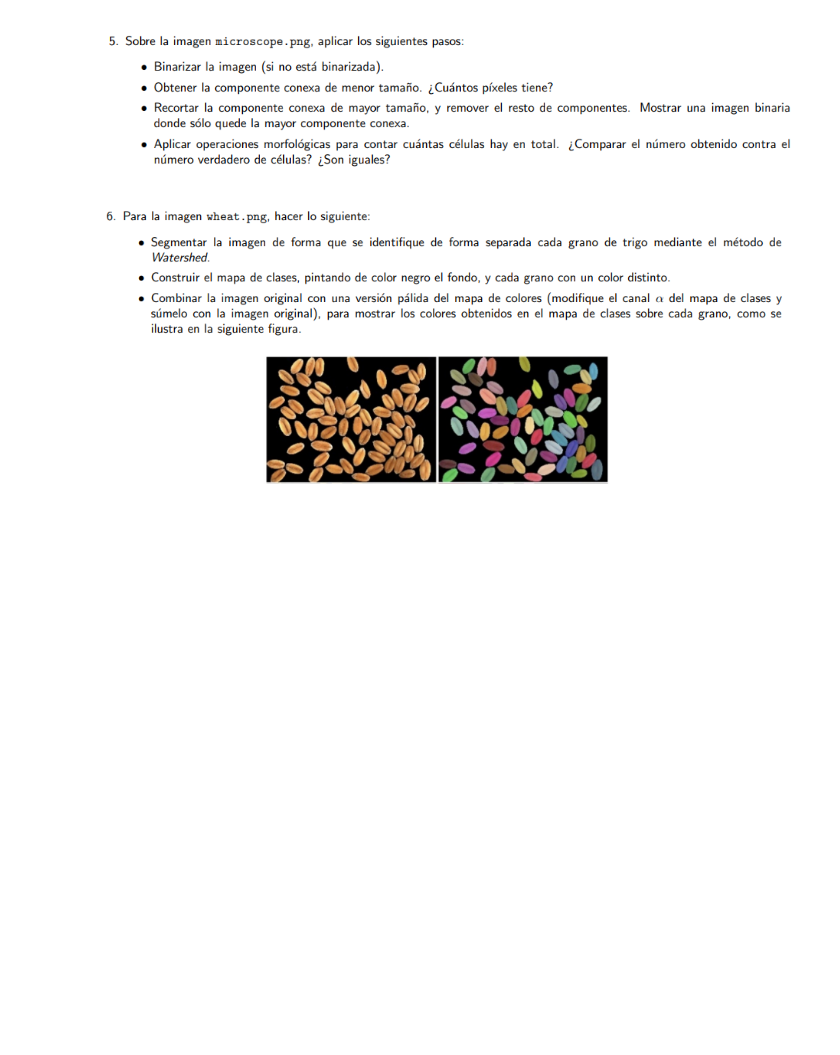
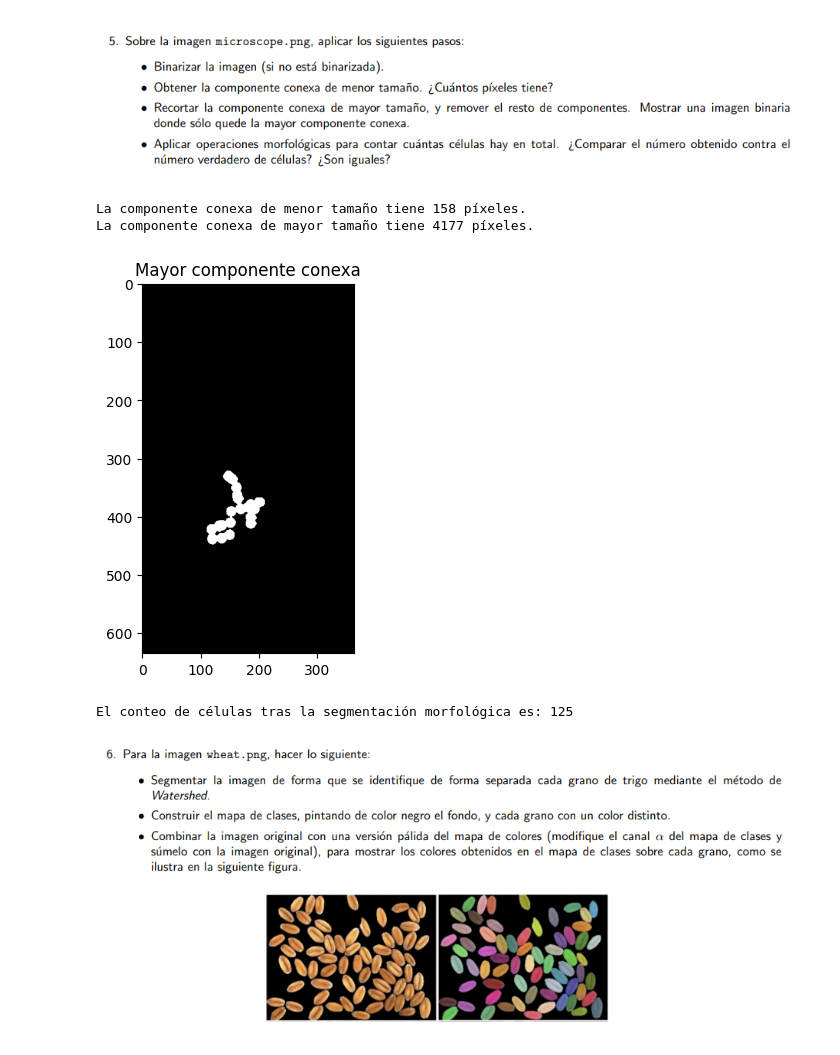
Before and after one commit to MarioGuerra21008/Lab2VC, a Jupyter notebook: main.ipynb, the cells around one changed output. Saved outputs shown, nothing was run; the diff lists cells and outputs as text; code cells hidden in the pictures; blank space fills up the shorter version.

Commit message:
feat: binarize microscope image

```diff
--- a/main.ipynb
+++ b/main.ipynb
@@ -82,3 +80,45 @@ plt.show()
+# %%
+import cv2
+import numpy as np
+import matplotlib.pyplot as plt
+
+# 1) Cargar la imagen en escala de grises
+img_gray = cv2.imread('./assets/microscope.png', cv2.IMREAD_GRAYSCALE)
+
+# 2) Binarizar la imagen
+_, img_bin = cv2.threshold(img_gray, 127, 255, cv2.THRESH_BINARY)
+
+num_labels, labels, stats, centroids = cv2.connectedComponentsWithStats(img_bin, connectivity=8)
+
+areas = stats[:, cv2.CC_STAT_AREA]
+
+min_area_idx = np.argmin(areas[1:]) + 1
+min_area = areas[min_area_idx]
+print(f"La componente conexa de menor tamaño tiene {min_area} píxeles.")
+
+max_area_idx = np.argmax(areas[1:]) + 1
+max_area = areas[max_area_idx]
+print(f"La componente conexa de mayor tamaño tiene {max_area} píxeles.")
+
+largest_comp_mask = np.zeros_like(img_bin, dtype=np.uint8)
+largest_comp_mask[labels == max_area_idx] = 255
+
+plt.imshow(largest_comp_mask, cmap='gray')
+plt.title("Mayor componente conexa")
+plt.show()
+
+kernel = cv2.getStructuringElement(cv2.MORPH_ELLIPSE, (3,3))
+opened = cv2.morphologyEx(img_bin, cv2.MORPH_OPEN, kernel)
+
+num_labels_morph, labels_morph, stats_morph, centroids_morph = cv2.connectedComponentsWithStats(opened, connectivity=8)
+num_celulas = num_labels_morph - 1
+
+print(f"El conteo de células tras la segmentación morfológica es: {num_celulas}")
+# %% [output]
+La componente conexa de menor tamaño tiene 158 píxeles.
+La componente conexa de mayor tamaño tiene 4177 píxeles.
+[figure, added]
+El conteo de células tras la segmentación morfológica es: 125
 # %% [markdown]
 ![image.png](attachment:image.png)
 # %%
```
Also changed, not shown: parts of 1 cell of this notebook.
